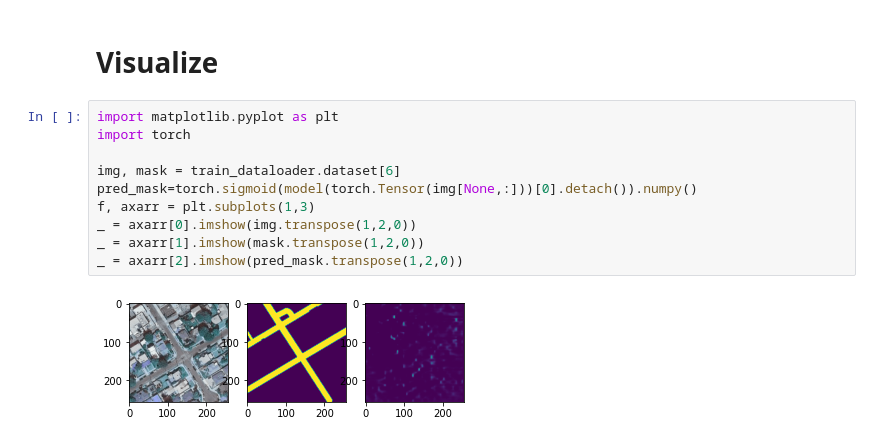
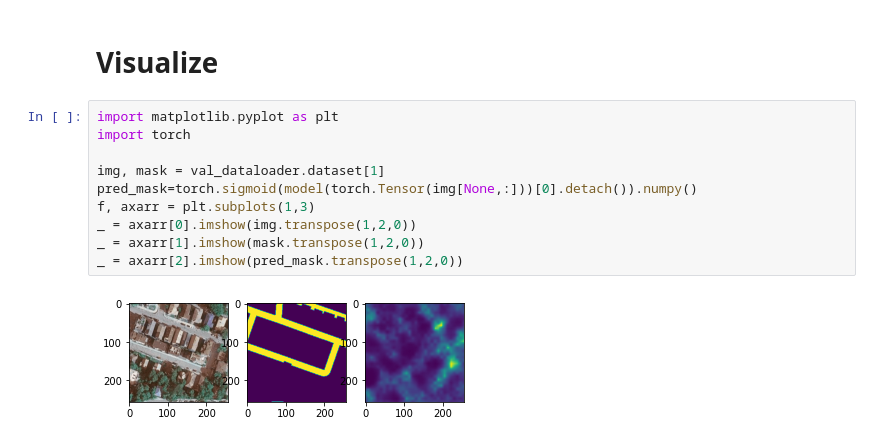
Before and after one commit to camillarhodes/CIL_Sleeplearning, a Jupyter notebook: drn_train.ipynb, the cells around one changed output. Drawn from its saved outputs; the diff is of its cells as text.

```diff
--- a/drn_train.ipynb
+++ b/drn_train.ipynb
@@ -53,12 +53,12 @@ LOCAL_RANK: 0 - CUDA_VISIBLE_DEVICES: [0]
 # %%
 import matplotlib.pyplot as plt
 import torch
 
-img, mask = train_dataloader.dataset[6]
+img, mask = val_dataloader.dataset[1]
 pred_mask=torch.sigmoid(model(torch.Tensor(img[None,:]))[0].detach()).numpy()
 f, axarr = plt.subplots(1,3)
 _ = axarr[0].imshow(img.transpose(1,2,0))
 _ = axarr[1].imshow(mask.transpose(1,2,0))
 _ = axarr[2].imshow(pred_mask.transpose(1,2,0))
 # %% [output]
-[figure, old version]
+[figure, new version]
```
Also changed, not shown: parts of 1 cell of this notebook, 6 other files.
